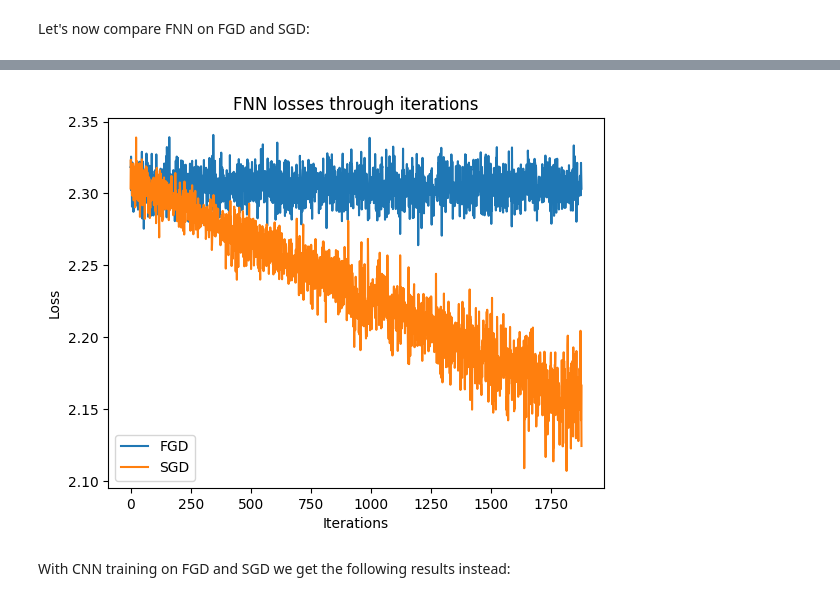
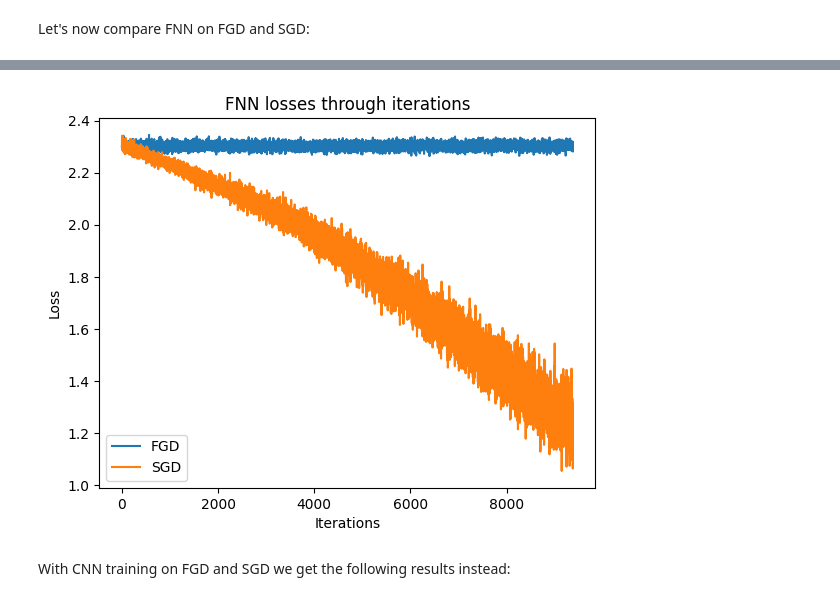
Before and after one commit to luigi-ga/GradientsWithoutBackpropagation, a Jupyter notebook: fwdgrad.ipynb, the cells around one changed output, grey strips where cells are left out. Saved outputs shown, nothing was run; the diff lists cells and outputs as text; code cells hidden in the pictures.

```diff
--- a/fwdgrad.ipynb
+++ b/fwdgrad.ipynb
@@ -154,10 +153,8 @@ First, let's define a cross entropy
 def utils_cross_entropy(params, func, x, t):
     # Compute the prediction
     y_pred = func(params, x)
-    # Compute the mean
+    # Compute the CE loss
     loss = F.cross_entropy(y_pred, t, reduction='mean')
-    # Check correctness
-    if not torch.equal(loss, nn.CrossEntropyLoss()(y_pred, t)): print("ERROR 34")
     return loss
 # %% [markdown]
 Now let's define a simple FNN: for consistency we will use the same layout as the one proposed in the paper.
@@ -300,9 +297,9 @@ def train_sgd(model, train_loader, num_epochs=20, learning_rate=2e-4, input_size
 Let's now compare FNN on FGD and SGD:
 # %%
 # Train FNN with FGD
-fnn_fgd = train_fgd(FNN(), train_loader=train_loader, num_epochs=2)
+fnn_fgd = train_fgd(FNN(), train_loader=train_loader, num_epochs=10)
 # Train FNN with SGD
-fnn_sgd = train_sgd(FNN(), train_loader=train_loader, num_epochs=2)
+fnn_sgd = train_sgd(FNN(), train_loader=train_loader, num_epochs=10)
 
 # Plot FNN results
 plt.title("FNN losses through iterations")
@@ -317,4 +331,4 @@ plt.show()
-[figure, old version]
+[figure, new version]
 # %% [markdown]
 With CNN training on FGD and SGD we get the following results instead:
 # %%
```
Also changed, not shown: parts of 6 cells of this notebook, 1 other file.
